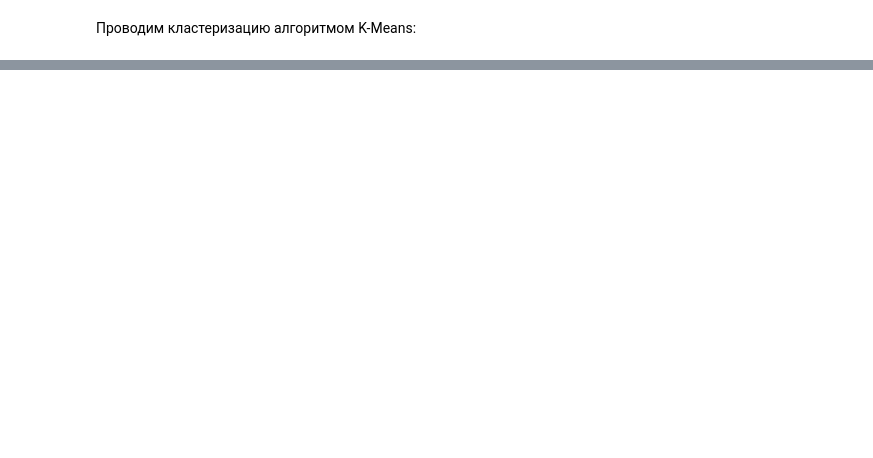
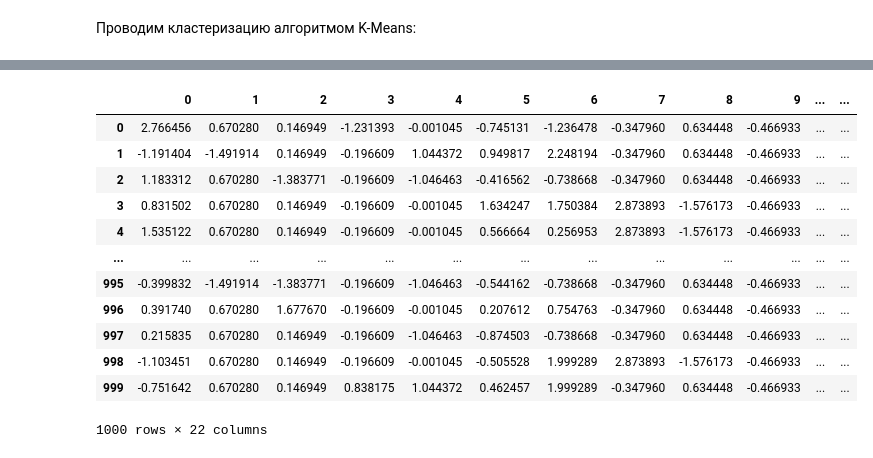
Before and after one commit to rpurei/otus, a Jupyter notebook: prof-hw2/ml_prof_hw02.ipynb, the cells around one changed output, grey strips where cells are left out. Cells and saved outputs as stored; diff of their text form; code cells hidden in the pictures; blank space fills up the shorter version.

```diff
--- a/prof-hw2/ml_prof_hw02.ipynb
+++ b/prof-hw2/ml_prof_hw02.ipynb
@@ -182,3 +242,3 @@ df['aglomer_cluster'] = aglomer.fit_predict(df.drop(columns=['kmeans_cluster'],
 # %%
-dbscan = DBSCAN(eps=150, min_samples=1)
-df['dbscan_cluster'] = dbscan.fit_predict(df.drop(columns=['kmeans_cluster', 'aglomer_cluster'], axis=1))
+dbscan = DBSCAN(eps=5, min_samples=19)
+df_normalized[len(df_normalized.columns)] = dbscan.fit_predict(df_normalized.drop(df_normalized.columns[-2:], axis=1))
@@ -184,0 +265,16 @@ df['dbscan_cluster'] = dbscan.fit_predict(df.drop(columns=['kmeans_cluster', 'ag
+# %%
+df_normalized
+# %% [output]
+|  | 0 | 1 | 2 | 3 | 4 | 5 | 6 | 7 | 8 | 9 | ... | ... |
+| 0 | 2.766456 | 0.670280 | 0.146949 | -1.231393 | -0.001045 | -0.745131 | -1.236478 | -0.347960 | 0.634448 | -0.466933 | ... | ... |
+| 1 | -1.191404 | -1.491914 | 0.146949 | -0.196609 | 1.044372 | 0.949817 | 2.248194 | -0.347960 | 0.634448 | -0.466933 | ... | ... |
+| 2 | 1.183312 | 0.670280 | -1.383771 | -0.196609 | -1.046463 | -0.416562 | -0.738668 | -0.347960 | 0.634448 | -0.466933 | ... | ... |
+| 3 | 0.831502 | 0.670280 | 0.146949 | -0.196609 | -0.001045 | 1.634247 | 1.750384 | 2.873893 | -1.576173 | -0.466933 | ... | ... |
+| 4 | 1.535122 | 0.670280 | 0.146949 | -0.196609 | -0.001045 | 0.566664 | 0.256953 | 2.873893 | -1.576173 | -0.466933 | ... | ... |
+| ... | ... | ... | ... | ... | ... | ... | ... | ... | ... | ... | ... | ... |
+| 995 | -0.399832 | -1.491914 | -1.383771 | -0.196609 | -1.046463 | -0.544162 | -0.738668 | -0.347960 | 0.634448 | -0.466933 | ... | ... |
+| 996 | 0.391740 | 0.670280 | 1.677670 | -0.196609 | -0.001045 | 0.207612 | 0.754763 | -0.347960 | 0.634448 | -0.466933 | ... | ... |
+| 997 | 0.215835 | 0.670280 | 0.146949 | -0.196609 | -1.046463 | -0.874503 | -0.738668 | -0.347960 | 0.634448 | -0.466933 | ... | ... |
+| 998 | -1.103451 | 0.670280 | 0.146949 | -0.196609 | -0.001045 | -0.505528 | 1.999289 | 2.873893 | -1.576173 | -0.466933 | ... | ... |
+| 999 | -0.751642 | 0.670280 | 0.146949 | 0.838175 | 1.044372 | 0.462457 | 1.999289 | -0.347960 | 0.634448 | -0.466933 | ... | ... |
+1000 rows × 22 columns
```
Also changed, not shown: parts of 17 cells of this notebook.
